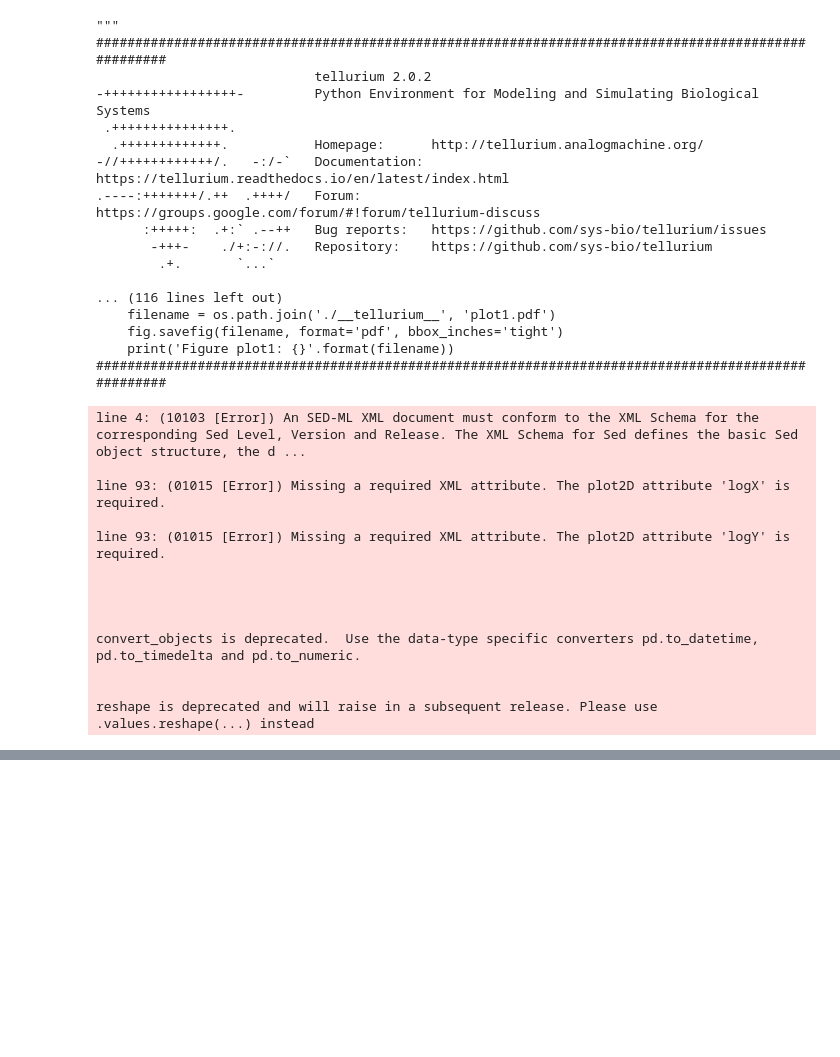
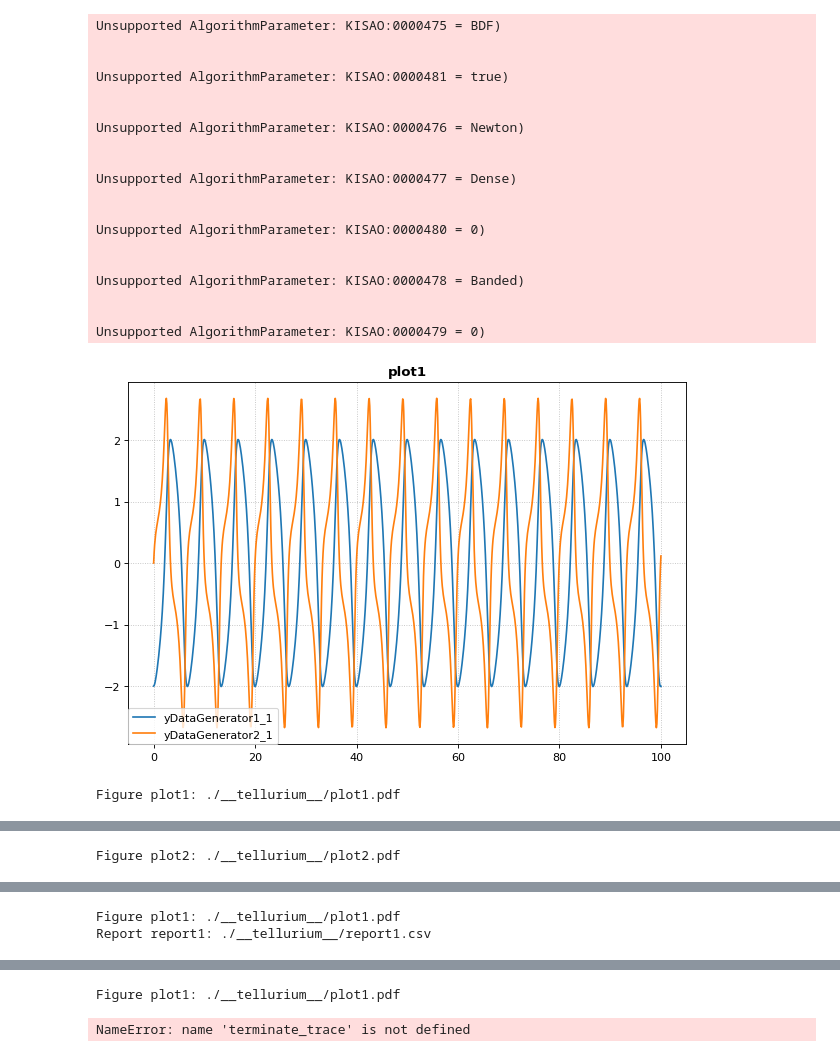
Before and after one commit to sys-bio/tellurium, a Jupyter notebook: tellurium/dev/oven/archive_plots.ipynb, the cells around one changed output, grey strips where cells are left out. Cells and saved outputs as stored; diff of their text form; code cells hidden in the pictures; blank space fills up the shorter version.

```diff
--- a/tellurium/dev/oven/archive_plots.ipynb
+++ b/tellurium/dev/oven/archive_plots.ipynb
@@ -1,47 +5,49 @@
 # %%
+from __future__ import print_function
 import os
 import importlib
 import tellurium
 import matplotlib
 
-# tellurium.setDefaultPlottingEngine("matplotlib")
-tellurium.setDefaultPlottingEngine("plotly")
+tellurium.setDefaultPlottingEngine("matplotlib")
+# tellurium.setDefaultPlottingEngine("plotly")
 
 outputDir = "./__tellurium__"
 if not os.path.exists(outputDir):
     os.makedirs(outputDir)
-dgs = tellurium.executeCombineArchive("L1V3_plotting-data-numl.omex", printPython=True,
-                                      outputDir=outputDir, saveOutputs=True)
-#dgs = tellurium.executeCombineArchive("L1V3_lorenz-sbml.omex", printPython=True,
-#                                      outputDir=outputDir, saveOutputs=True)
+
+omex_dir = "./omex"
+archives = [f for f in os.listdir(omex_dir) if os.path.isfile(os.path.join(omex_dir, f))]
+f_archives = [os.path.join(omex_dir, archive) for archive in archives]
+
+for f in f_archives:
+    print(f)
+    dgs = tellurium.executeCombineArchive(f, printPython=False,
+                                       outputDir=outputDir, saveOutputs=True)
+
+'''
+dgs = tellurium.executeCombineArchive("./omex/L1V3_leloup-sbml.omex", printPython=True,
+                                       outputDir=outputDir, saveOutputs=True)
+'''
 # %% [output]
-"""
-####################################################################################################
-                            tellurium 2.0.2
--+++++++++++++++++-         Python Environment for Modeling and Simulating Biological Systems
- .+++++++++++++++.
-  .+++++++++++++.           Homepage:      http://tellurium.analogmachine.org/
--//++++++++++++/.   -:/-`   Documentation: https://tellurium.readthedocs.io/en/latest/index.html
-.----:+++++++/.++  .++++/   Forum:         https://groups.google.com/forum/#!forum/tellurium-discuss
-      :+++++:  .+:` .--++   Bug reports:   https://github.com/sys-bio/tellurium/issues
-       -+++-    ./+:-://.   Repository:    https://github.com/sys-bio/tellurium
-        .+.       `...`
+Unsupported AlgorithmParameter: KISAO:0000475 = BDF)
 
-... (116 lines left out)
-    filename = os.path.join('./__tellurium__', 'plot1.pdf')
-    fig.savefig(filename, format='pdf', bbox_inches='tight')
-    print('Figure plot1: {}'.format(filename))
-####################################################################################################
+
+Unsupported AlgorithmParameter: KISAO:0000481 = true)
+
+
+Unsupported AlgorithmParameter: KISAO:0000476 = Newton)
+
+
+Unsupported AlgorithmParameter: KISAO:0000477 = Dense)
+
+
+Unsupported AlgorithmParameter: KISAO:0000480 = 0)
+
+
+Unsupported AlgorithmParameter: KISAO:0000478 = Banded)
+
+
+Unsupported AlgorithmParameter: KISAO:0000479 = 0)
+[figure, added]
-line 4: (10103 [Error]) An SED-ML XML document must conform to the XML Schema for the corresponding Sed Level, Version and Release. The XML Schema for Sed defines the basic Sed object structure, the d ...
-
-line 93: (01015 [Error]) Missing a required XML attribute. The plot2D attribute 'logX' is required.
-
-line 93: (01015 [Error]) Missing a required XML attribute. The plot2D attribute 'logY' is required.
-
-
-
-
-convert_objects is deprecated.  Use the data-type specific converters pd.to_datetime, pd.to_timedelta and pd.to_numeric.
-
-
-reshape is deprecated and will raise in a subsequent release. Please use .values.reshape(...) instead
+Figure plot1: ./__tellurium__/plot1.pdf
@@ -48,0 +55 @@ reshape is deprecated and will raise in a subsequent release. Please use .values
+Figure plot2: ./__tellurium__/plot2.pdf
@@ -48,0 +57,2 @@ reshape is deprecated and will raise in a subsequent release. Please use .values
+Figure plot1: ./__tellurium__/plot1.pdf
+Report report1: ./__tellurium__/report1.csv
@@ -48,0 +60,2 @@ reshape is deprecated and will raise in a subsequent release. Please use .values
+Figure plot1: ./__tellurium__/plot1.pdf
+NameError: name 'terminate_trace' is not defined
```
Also changed, not shown: parts of 2 cells of this notebook, 26 other files.
